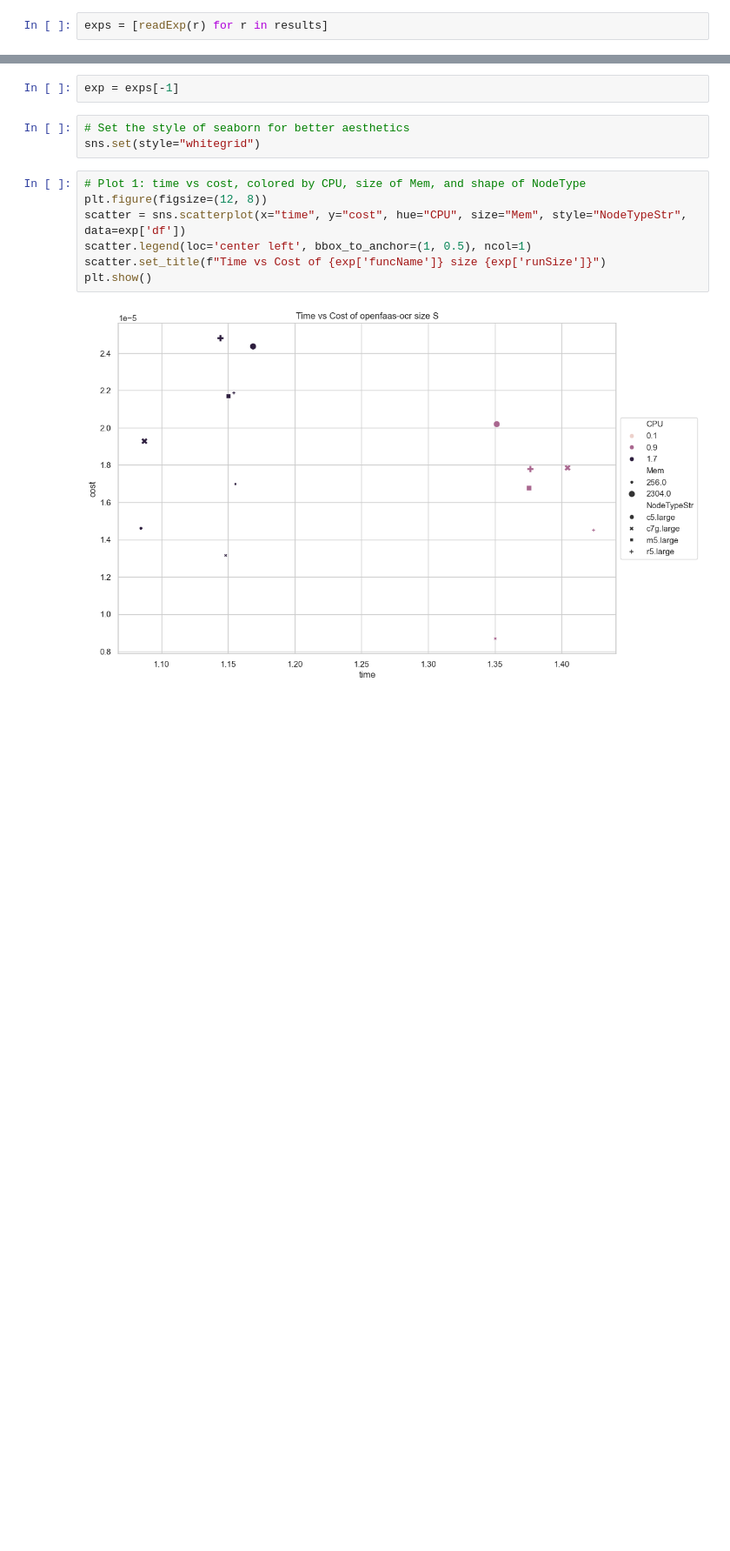
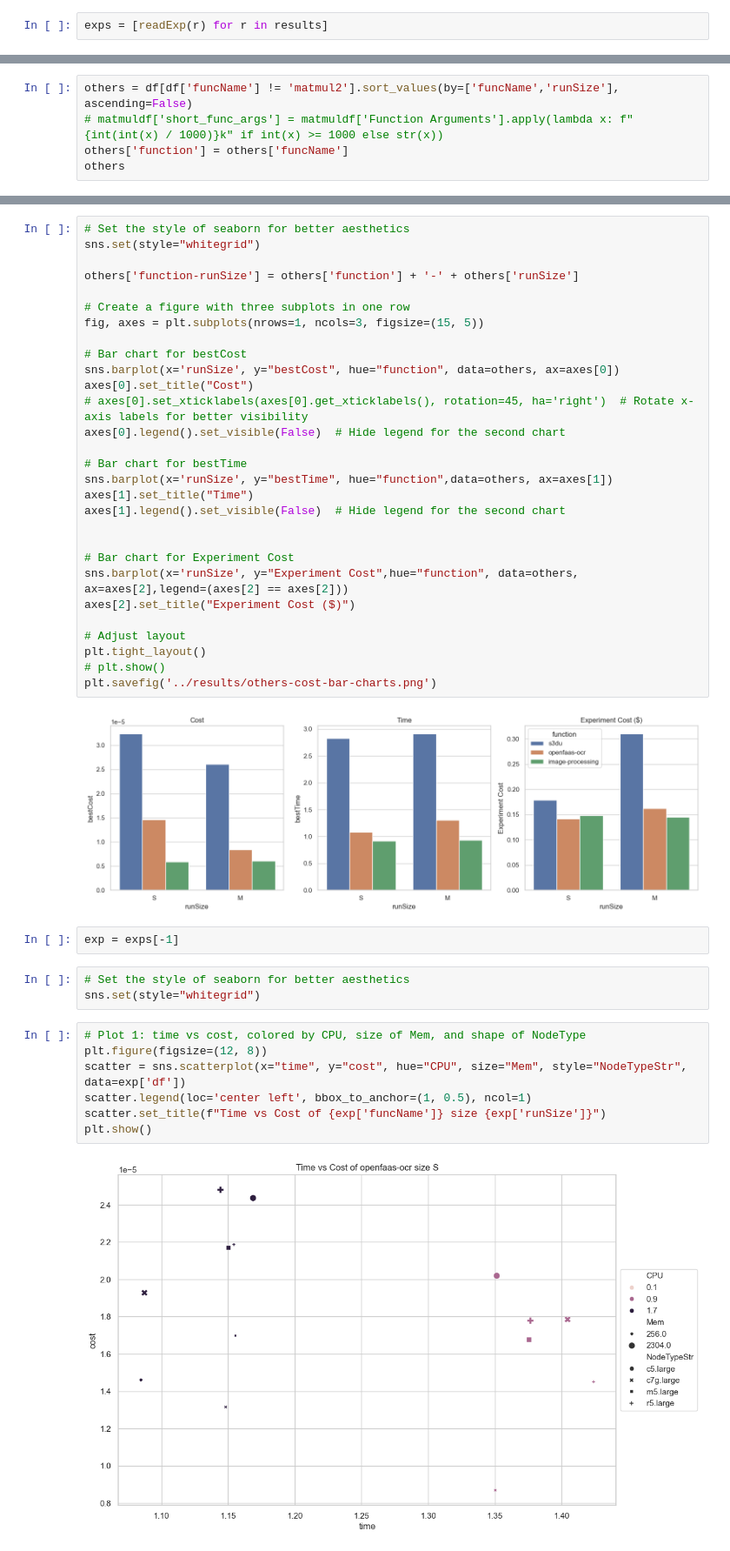
Before and after one commit to ckeenan34/FaaSterConfig, a Jupyter notebook: notebooks/AnalyzeResults.ipynb, the cells around one changed output, grey strips where cells are left out. Shown: that part at 87% size. Cells and saved outputs as stored; diff of their text form; blank space fills up the shorter version.

```diff
--- a/notebooks/AnalyzeResults.ipynb
+++ b/notebooks/AnalyzeResults.ipynb
@@ -114,0 +166,5 @@ exps
+# %%
+others = df[df['funcName'] != 'matmul2'].sort_values(by=['funcName','runSize'], ascending=False)
+# matmuldf['short_func_args'] = matmuldf['Function Arguments'].apply(lambda x: f"{int(int(x) / 1000)}k" if int(x) >= 1000 else str(x))
+others['function'] = others['funcName']
+others
@@ -115,3 +179,34 @@ exps
+# %%
+# Set the style of seaborn for better aesthetics
+sns.set(style="whitegrid")
+
+others['function-runSize'] = others['function'] + '-' + others['runSize']
+
+# Create a figure with three subplots in one row
+fig, axes = plt.subplots(nrows=1, ncols=3, figsize=(15, 5))
+
+# Bar chart for bestCost
+sns.barplot(x='runSize', y="bestCost", hue="function", data=others, ax=axes[0])
+axes[0].set_title("Cost")
+# axes[0].set_xticklabels(axes[0].get_xticklabels(), rotation=45, ha='right')  # Rotate x-axis labels for better visibility
+axes[0].legend().set_visible(False)  # Hide legend for the second chart
+
+# Bar chart for bestTime
+sns.barplot(x='runSize', y="bestTime", hue="function",data=others, ax=axes[1])
+axes[1].set_title("Time")
+axes[1].legend().set_visible(False)  # Hide legend for the second chart
+
+
+# Bar chart for Experiment Cost
+sns.barplot(x='runSize', y="Experiment Cost",hue="function", data=others, ax=axes[2],legend=(axes[2] == axes[2]))
+axes[2].set_title("Experiment Cost ($)")
+
+# Adjust layout
+plt.tight_layout()
+# plt.show()
+plt.savefig('../results/others-cost-bar-charts.png')
+# %% [output]
+[figure, added]
 # %%
 exp = exps[-1]
 # %%
```
Also changed, not shown: parts of 20 cells of this notebook, 4 other files.
